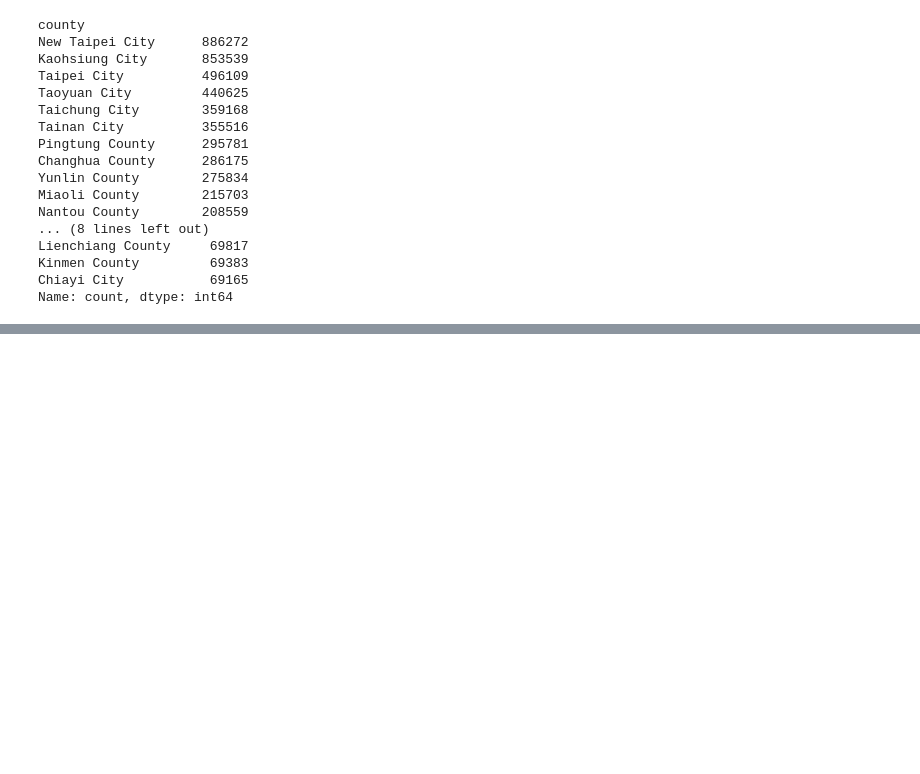
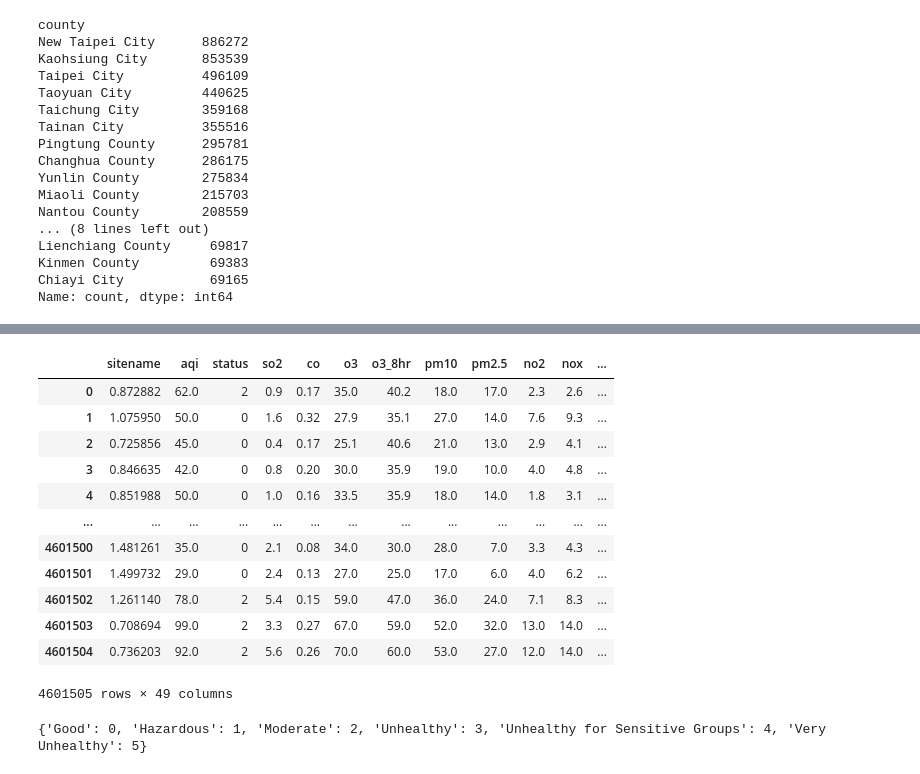
Before and after one commit to MateusVasc/projeto-ml, a Jupyter notebook: preprocessing.ipynb, the cells around one changed output, grey strips where cells are left out. Saved outputs shown, nothing was run; the diff lists cells and outputs as text; code cells hidden in the pictures; blank space fills up the shorter version.

```diff
--- a/preprocessing.ipynb
+++ b/preprocessing.ipynb
@@ -230,0 +493,22 @@ Name: count, dtype: int64
+# %%
+air_df.drop(labels=['county'], axis=1, inplace=True)
+# %%
+air_df
+# %% [output]
+|  | sitename | aqi | status | so2 | co | o3 | o3_8hr | pm10 | pm2.5 | no2 | nox | ... |
+| 0 | 0.872882 | 62.0 | 2 | 0.9 | 0.17 | 35.0 | 40.2 | 18.0 | 17.0 | 2.3 | 2.6 | ... |
+| 1 | 1.075950 | 50.0 | 0 | 1.6 | 0.32 | 27.9 | 35.1 | 27.0 | 14.0 | 7.6 | 9.3 | ... |
+| 2 | 0.725856 | 45.0 | 0 | 0.4 | 0.17 | 25.1 | 40.6 | 21.0 | 13.0 | 2.9 | 4.1 | ... |
+| 3 | 0.846635 | 42.0 | 0 | 0.8 | 0.20 | 30.0 | 35.9 | 19.0 | 10.0 | 4.0 | 4.8 | ... |
+| 4 | 0.851988 | 50.0 | 0 | 1.0 | 0.16 | 33.5 | 35.9 | 18.0 | 14.0 | 1.8 | 3.1 | ... |
+| ... | ... | ... | ... | ... | ... | ... | ... | ... | ... | ... | ... | ... |
+| 4601500 | 1.481261 | 35.0 | 0 | 2.1 | 0.08 | 34.0 | 30.0 | 28.0 | 7.0 | 3.3 | 4.3 | ... |
+| 4601501 | 1.499732 | 29.0 | 0 | 2.4 | 0.13 | 27.0 | 25.0 | 17.0 | 6.0 | 4.0 | 6.2 | ... |
+| 4601502 | 1.261140 | 78.0 | 2 | 5.4 | 0.15 | 59.0 | 47.0 | 36.0 | 24.0 | 7.1 | 8.3 | ... |
+| 4601503 | 0.708694 | 99.0 | 2 | 3.3 | 0.27 | 67.0 | 59.0 | 52.0 | 32.0 | 13.0 | 14.0 | ... |
+| 4601504 | 0.736203 | 92.0 | 2 | 5.6 | 0.26 | 70.0 | 60.0 | 53.0 | 27.0 | 12.0 | 14.0 | ... |
+4601505 rows × 49 columns
+# %%
+print(dict(zip(label_encoder.classes_, label_encoder.transform(label_encoder.classes_))))
+# %% [output]
+{'Good': 0, 'Hazardous': 1, 'Moderate': 2, 'Unhealthy': 3, 'Unhealthy for Sensitive Groups': 4, 'Very Unhealthy': 5}
```
Also changed, not shown: parts of 29 cells of this notebook, 1 other file.
